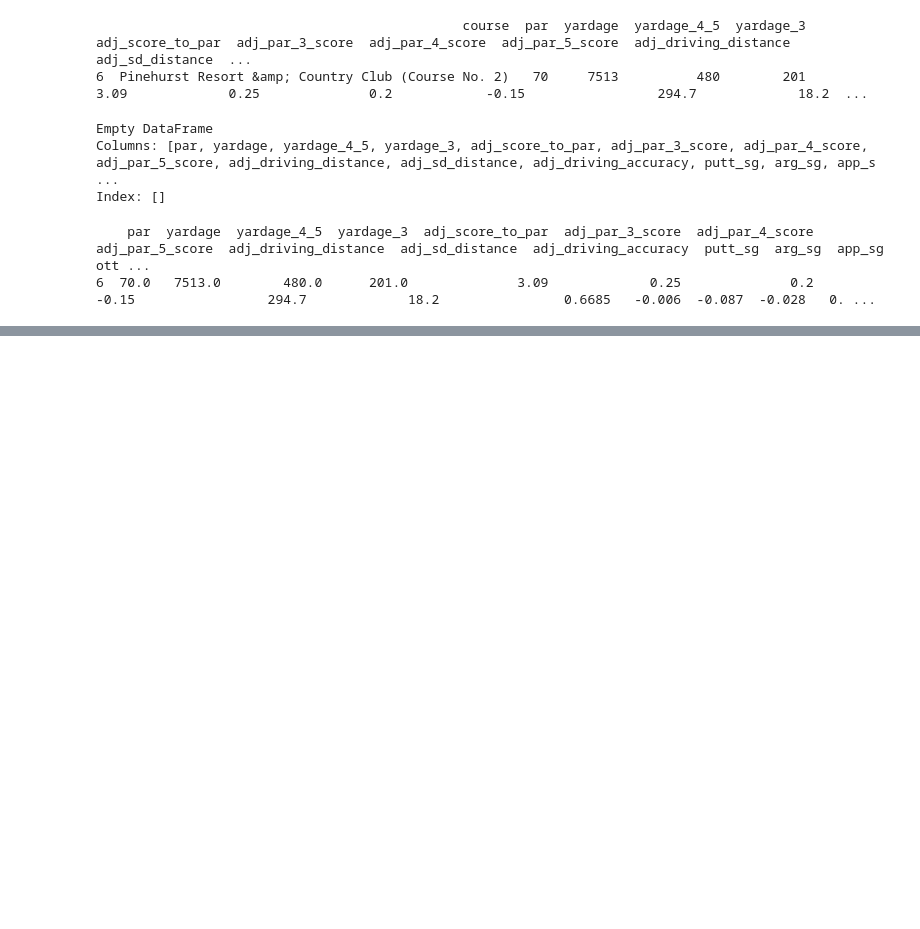
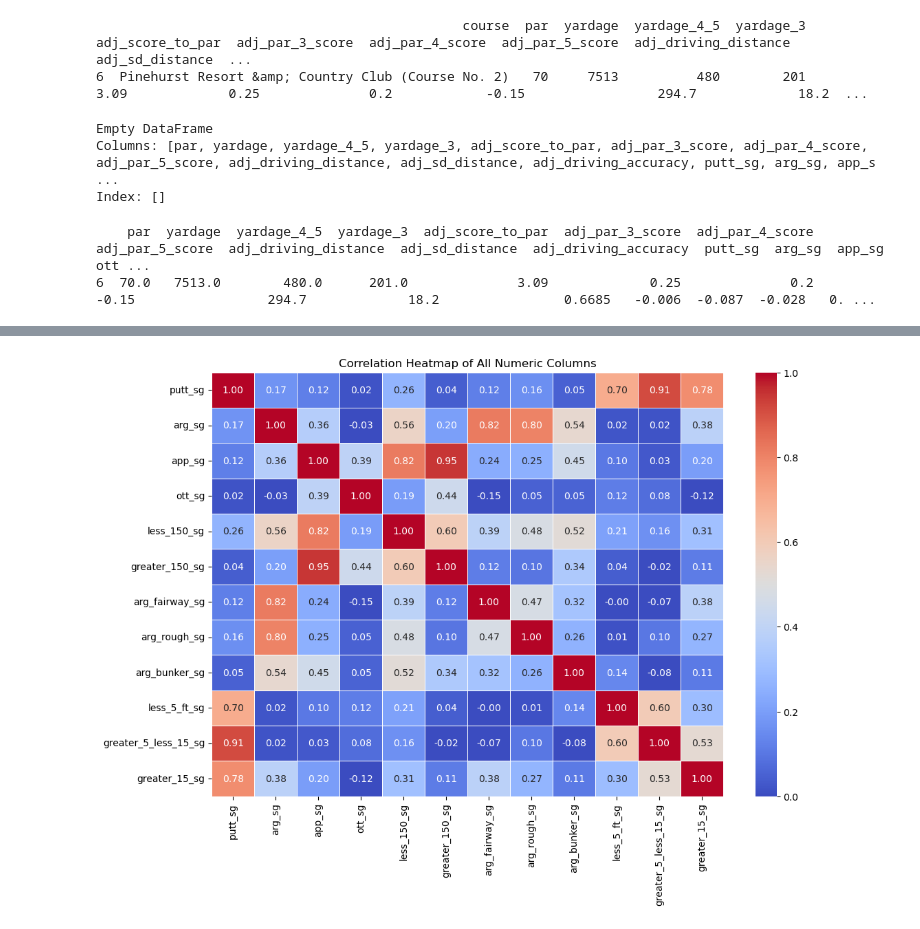
Before and after one commit to vetherton/COS497IW, a Jupyter notebook: Course_EDA.ipynb, the cells around one changed output, grey strips where cells are left out. Saved outputs shown, nothing was run; the diff lists cells and outputs as text; code cells hidden in the pictures; blank space fills up the shorter version.

```diff
--- a/Course_EDA.ipynb
+++ b/Course_EDA.ipynb
@@ -81,0 +194,10 @@ print(course_df[course_df.course=="Pinehurst Resort &amp; Country Club (Course N
+# %%
+corr = course_df[sg_cols].corr()
+
+# Make heatmap
+plt.figure(figsize=(12,8))
+sns.heatmap(corr, annot=True, cmap="coolwarm", fmt=".2f", linewidths=0.5, vmin=0, vmax=1)
+plt.title("Correlation Heatmap of All Numeric Columns")
+plt.show()
+# %% [output]
+[figure, added]
```
Also changed, not shown: parts of 15 cells of this notebook, 2 other files.
